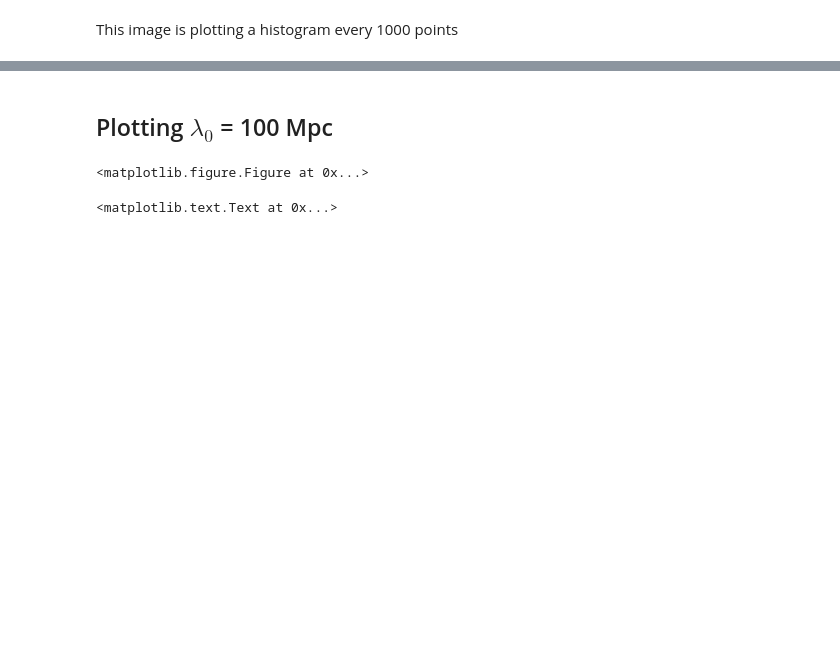
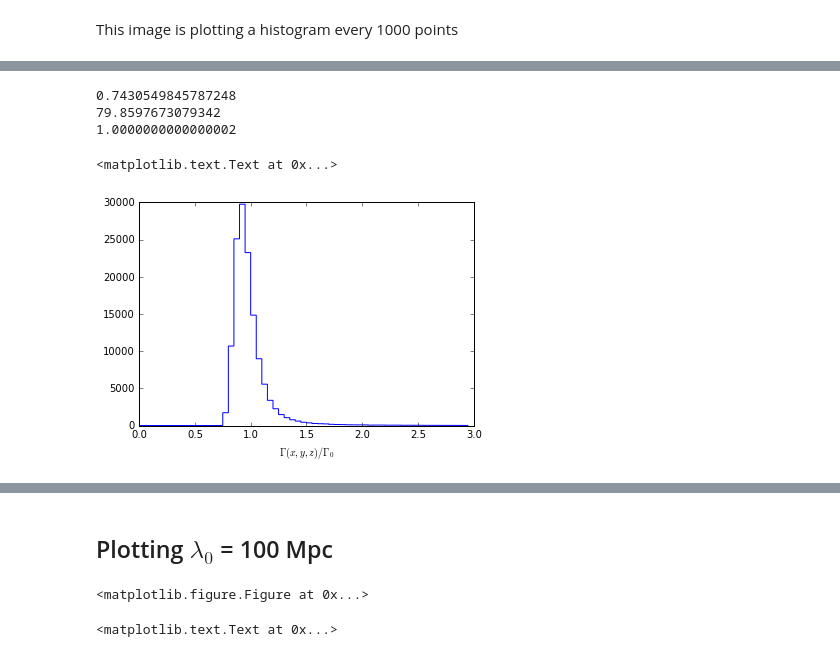
Before and after one commit to teresitasu/quasarpositions, a Jupyter notebook: uniform_distribution.ipynb, the cells around one changed output, grey strips where cells are left out. Drawn from its saved outputs; the diff is of its cells as text; code cells hidden in the pictures; blank space fills up the shorter version.

Commit message:
SST addition

```diff
--- a/uniform_distribution.ipynb
+++ b/uniform_distribution.ipynb
@@ -196,3 +195,18 @@ plt.text(110000, 35, '$\lambda_0$ = 0.3', fontsize =30)
+# %%
+# SST addition
+rel_fluc = gamma_a/gamma_a.mean()
+print np.min(rel_fluc)
+print np.max(rel_fluc)
+print np.mean(rel_fluc)
+
+plt.hist(rel_fluc, bins=np.arange(0, 3, 0.05), histtype='step');
+plt.xlabel('$\Gamma(x,y,z)/\Gamma_0$')
+# %% [output]
+0.7430549845787248
+79.8597673079342
+1.0000000000000002
+<matplotlib.text.Text at 0x...>
+[figure, added]
 # %%
 #Some fluctuations due to the distance module and also affected by the periodic conditions
 #plt.plot(mean_dist/np.mean(np.array(mean_dist)))
```
Also changed, not shown: parts of 14 cells of this notebook.
